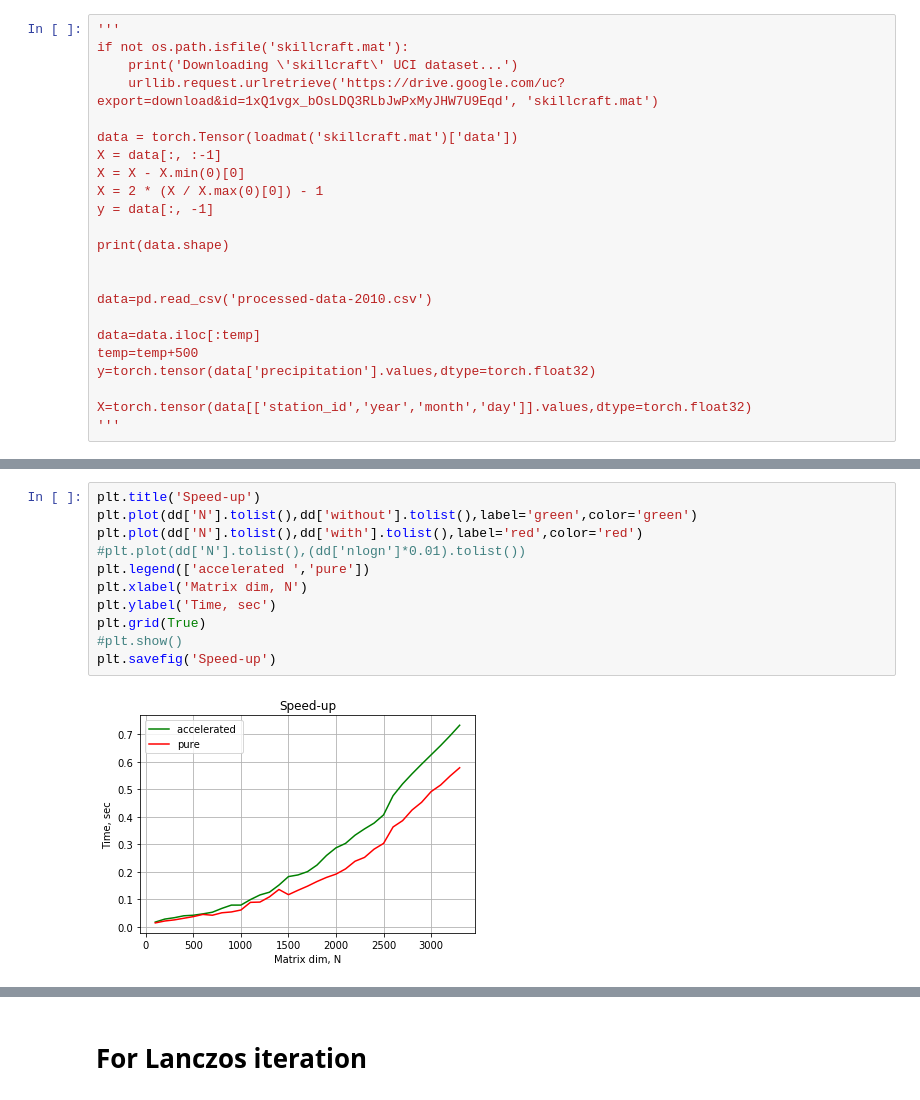
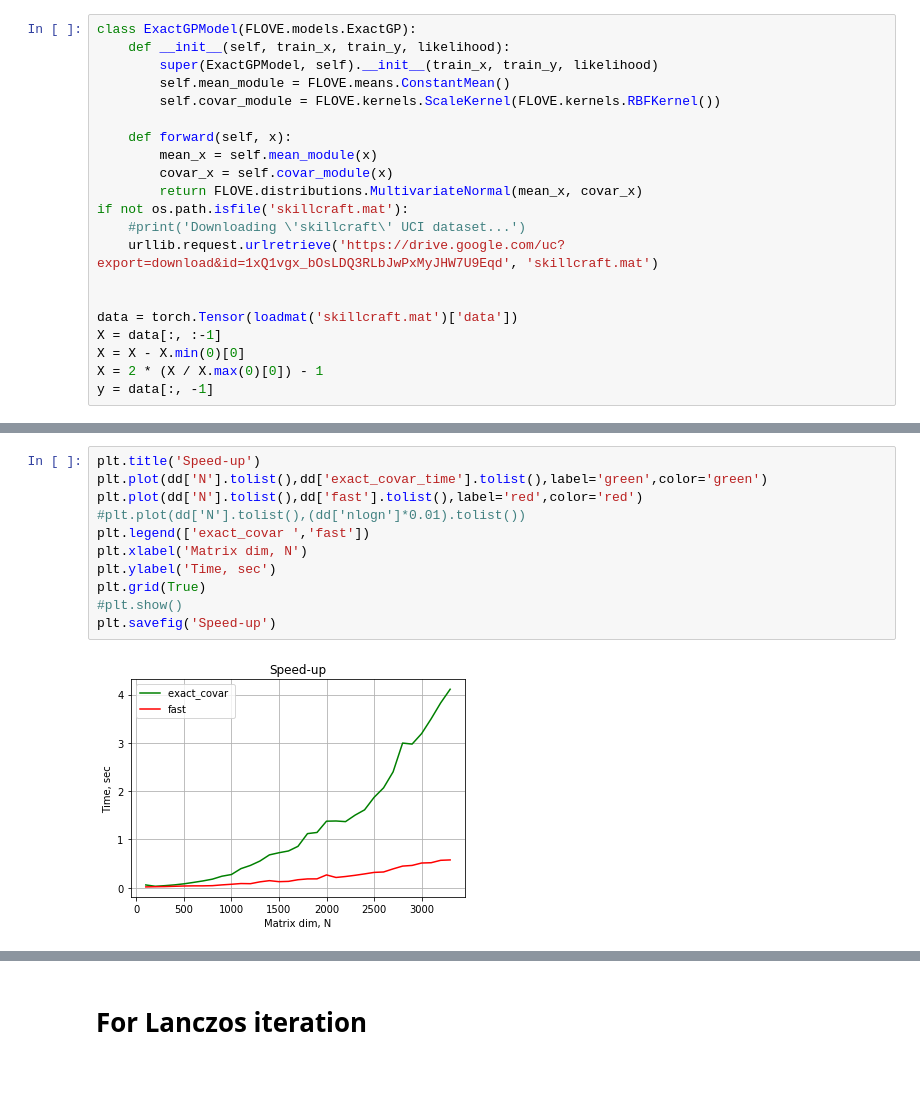
Before and after one commit to KhurramPirov/Log-Determinants-Estimator, a Jupyter notebook: demo/Graph_builder.ipynb, the cells around one changed output, grey strips where cells are left out. Drawn from its saved outputs; the diff is of its cells as text.

```diff
--- a/demo/Graph_builder.ipynb
+++ b/demo/Graph_builder.ipynb
@@ -17,23 +18,21 @@ Temp Code, don't load
 # %%
-'''
+class ExactGPModel(FLOVE.models.ExactGP):
+    def __init__(self, train_x, train_y, likelihood):
+        super(ExactGPModel, self).__init__(train_x, train_y, likelihood)
+        self.mean_module = FLOVE.means.ConstantMean()
+        self.covar_module = FLOVE.kernels.ScaleKernel(FLOVE.kernels.RBFKernel())
+
+    def forward(self, x):
+        mean_x = self.mean_module(x)
+        covar_x = self.covar_module(x)
+        return FLOVE.distributions.MultivariateNormal(mean_x, covar_x)
 if not os.path.isfile('skillcraft.mat'):
-    print('Downloading \'skillcraft\' UCI dataset...')
+    #print('Downloading \'skillcraft\' UCI dataset...')
     urllib.request.urlretrieve('https://drive.google.com/uc?export=download&id=1xQ1vgx_bOsLDQ3RLbJwPxMyJHW7U9Eqd', 'skillcraft.mat')
+
 
 data = torch.Tensor(loadmat('skillcraft.mat')['data'])
 X = data[:, :-1]
 X = X - X.min(0)[0]
 X = 2 * (X / X.max(0)[0]) - 1
 y = data[:, -1]
-
-print(data.shape)
-
-
-data=pd.read_csv('processed-data-2010.csv')
-
-data=data.iloc[:temp]
-temp=temp+500
-y=torch.tensor(data['precipitation'].values,dtype=torch.float32)
-
-X=torch.tensor(data[['station_id','year','month','day']].values,dtype=torch.float32)
-'''
@@ -205,14 +160,14 @@ accur: 12.277359008789062
 # %%
 plt.title('Speed-up')
-plt.plot(dd['N'].tolist(),dd['without'].tolist(),label='green',color='green')
-plt.plot(dd['N'].tolist(),dd['with'].tolist(),label='red',color='red')
+plt.plot(dd['N'].tolist(),dd['exact_covar_time'].tolist(),label='green',color='green')
+plt.plot(dd['N'].tolist(),dd['fast'].tolist(),label='red',color='red')
 #plt.plot(dd['N'].tolist(),(dd['nlogn']*0.01).tolist())
-plt.legend(['accelerated ','pure'])
+plt.legend(['exact_covar ','fast'])
 plt.xlabel('Matrix dim, N')
 plt.ylabel('Time, sec')
 plt.grid(True)
 #plt.show()
 plt.savefig('Speed-up')
 # %% [output]
-[figure, old version]
+[figure, new version]
 # %%
```
Also changed, not shown: parts of 13 cells of this notebook.
